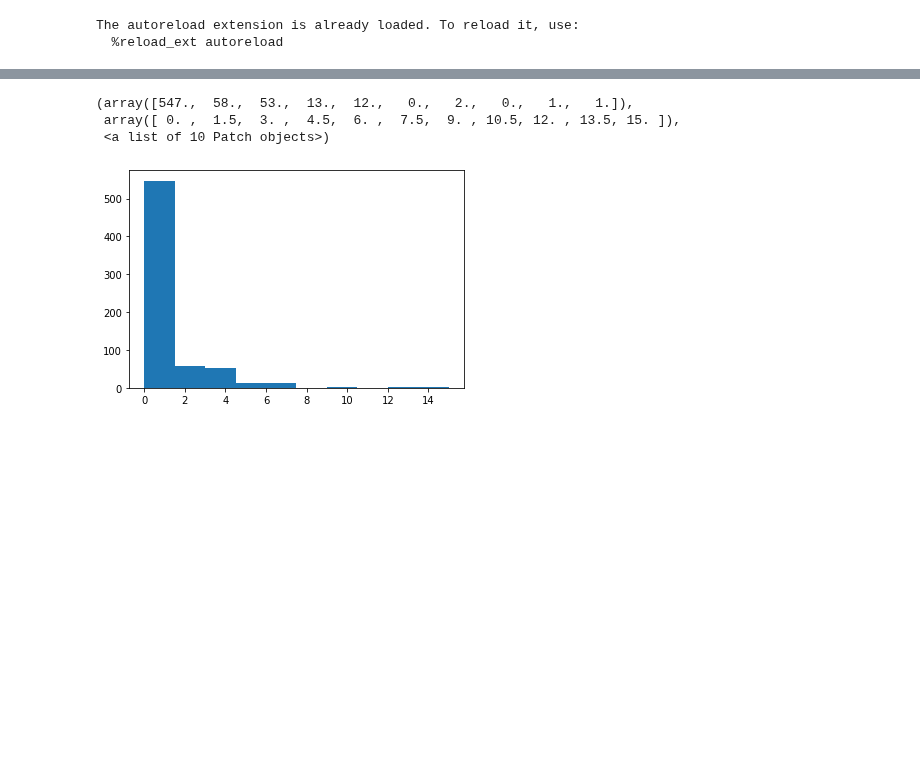
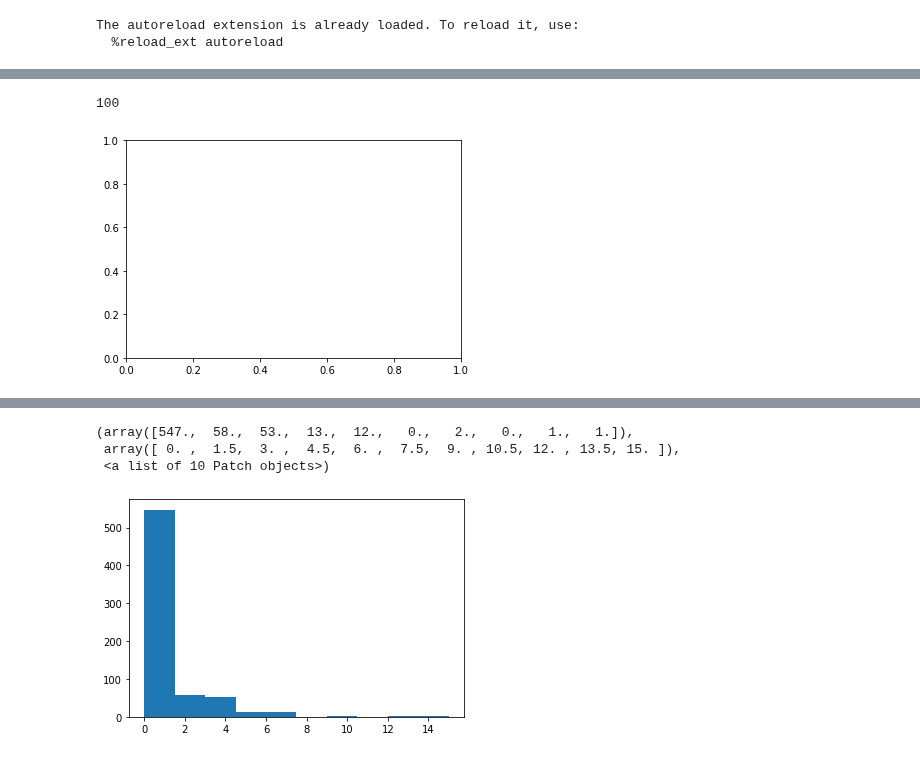
Before and after one commit to diegoarri91/mmd-glm, a Jupyter notebook: cool_stuff/improve_generalization_hysell.ipynb, the cells around one changed output, grey strips where cells are left out. Saved outputs shown, nothing was run; the diff lists cells and outputs as text; code cells hidden in the pictures; blank space fills up the shorter version.

```diff
--- a/cool_stuff/improve_generalization_hysell.ipynb
+++ b/cool_stuff/improve_generalization_hysell.ipynb
@@ -35,0 +146,9 @@ cd = CellData(path + l[2])
+# %%
+st_fr_ml.nsweeps
+# %% [output]
+100
+# %%
+fig, ax = plt.subplots()
+ax.tick_params(axis='both', )
+# %% [output]
+[figure, added]
```
Also changed, not shown: parts of 17 cells of this notebook, 11 other files.
